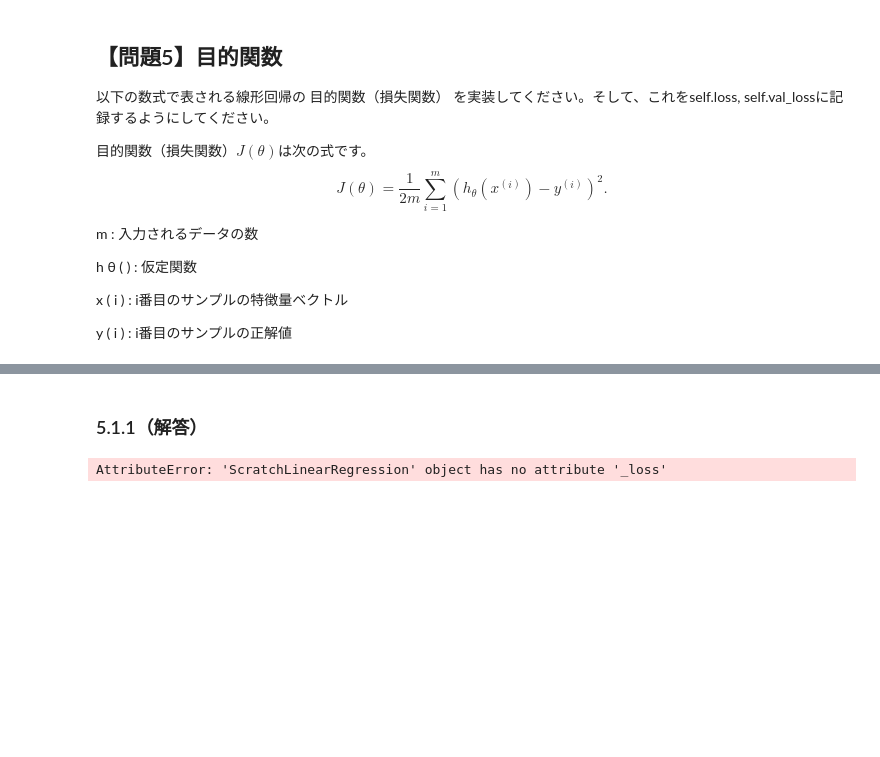
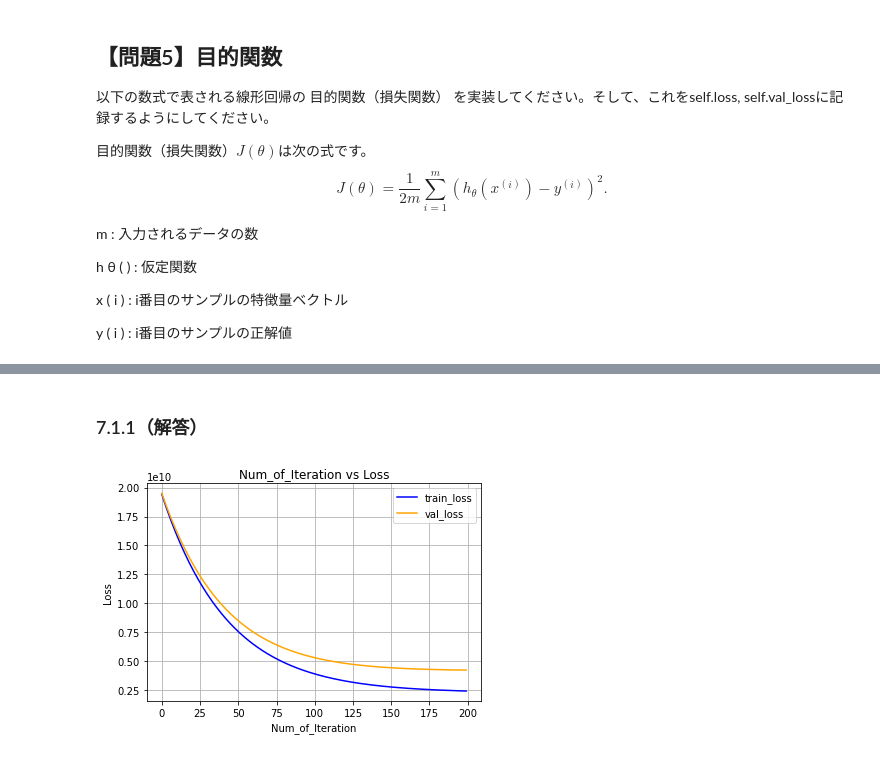
Before and after one commit to T-Sawao/diveintocode-ml, a Jupyter notebook: term1_sprint3.ipynb, the cells around one changed output, grey strips where cells are left out. Drawn from its saved outputs; the diff is of its cells as text; code cells hidden in the pictures; blank space fills up the shorter version.

```diff
--- a/term1_sprint3.ipynb
+++ b/term1_sprint3.ipynb
@@ -445,7 +495,6 @@ i
 # %% [markdown]
-### 5.1.1（解答）
+### 7.1.1（解答）
-# %%
-clf = ScratchLinearRegression(num_iter=10000, lr=0.01, no_bias=True, verbose=True)
-clf.fit(X=X_train, y=y_train, X_val=X_test, y_val=y_test)
-# %% [output]
-AttributeError: 'ScratchLinearRegression' object has no attribute '_loss'
+# %%
+slr.plot_cost()
+# %% [output]
+[figure, added]
```
Also changed, not shown: parts of 41 cells of this notebook.
